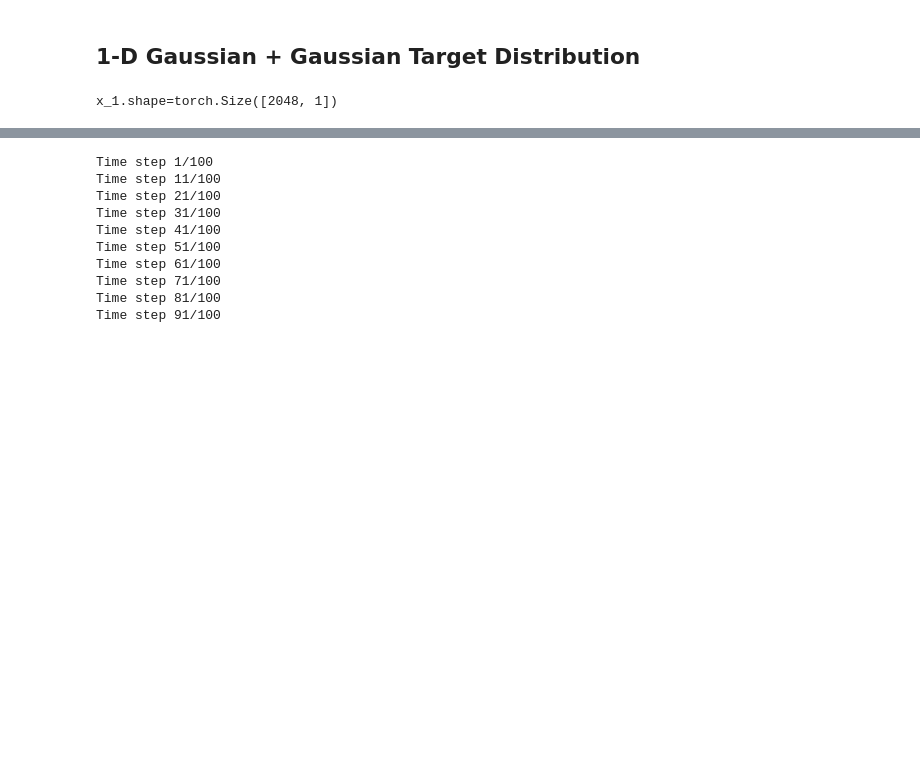
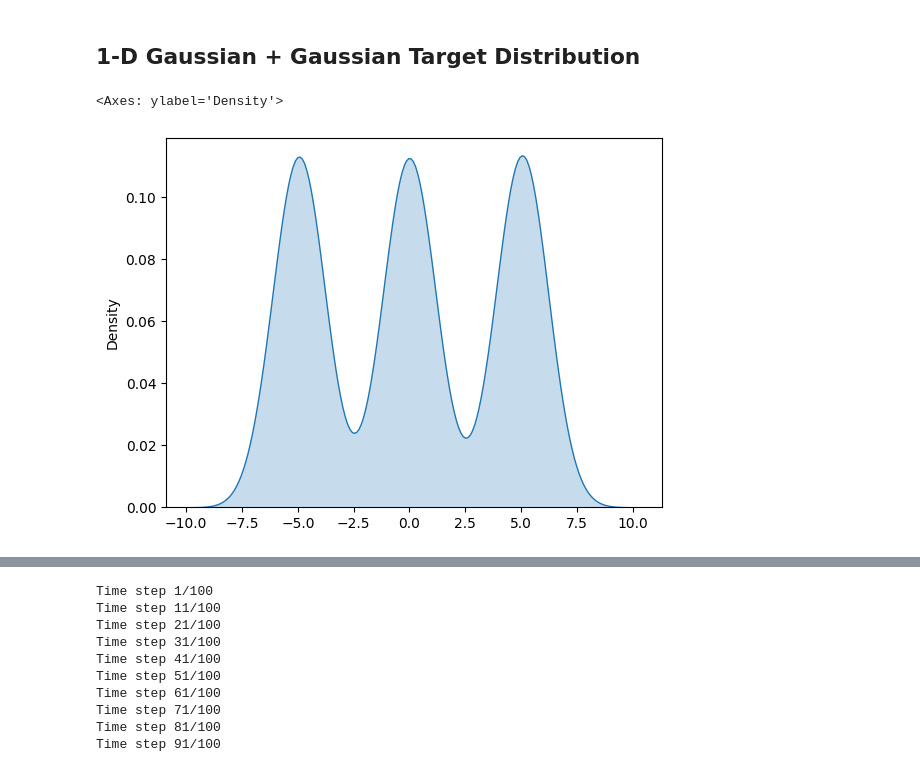
Before and after one commit to ArjunS07/s25-fermilab-research, a Jupyter notebook: week-1/flow-matching.ipynb, the cells around one changed output, grey strips where cells are left out. Cells and saved outputs as stored; diff of their text form; code cells hidden in the pictures; blank space fills up the shorter version.

Commit message:
Final flow matching

```diff
--- a/week-1/flow-matching.ipynb
+++ b/week-1/flow-matching.ipynb
@@ -39,26 +38,25 @@ class Flow(nn.Module):
 # %% [markdown]
 ## 1-D Gaussian + Gaussian Target Distribution
 # %%
-flow_model = Flow(dim=1)
+flow_model = Flow(dim=1, h=256)
 optimizer = torch.optim.Adam(flow_model.parameters(), 1e-2)
 loss_fn = nn.MSELoss()
 
 num_samples = 2048
 
 # Target 1D gaussians
-mean1 = -2.0
-std1 = 0.5
-mean2 = 2.0
-std2 = 0.5
-samples1 = np.random.normal(loc=mean1, scale=std1, size=num_samples // 2)
-samples2 = np.random.normal(loc=mean2, scale=std2, size=num_samples // 2)
+means = [-5.0, 0.0, 5.0]
+stds = [0.75, 0.75, 0.75]
 
-x_1_np = np.concatenate((samples1, samples2)).reshape(-1, 1)
+samples1 = np.random.normal(loc=means[0], scale=stds[0], size=num_samples // 3)
+samples2 = np.random.normal(loc=means[1], scale=stds[1], size=num_samples // 3)
+samples3 = np.random.normal(loc=means[2], scale=stds[2], size=num_samples // 3)
+x_1_np = np.concatenate((samples1, samples2, samples3)).reshape(-1, 1)
 x_1 = Tensor(x_1_np)
-
-print(f"{x_1.shape=}")
+sns.kdeplot(x_1_np.flatten(), fill=True)
 # %% [output]
-x_1.shape=torch.Size([2048, 1])
+<Axes: ylabel='Density'>
+[figure, added]
 # %%
 x_0_dist_mean = torch.tensor([0.0])
 x_0_dist_std = torch.tensor([1.5])
```
Also changed, not shown: parts of 9 cells of this notebook, 3 other files.
